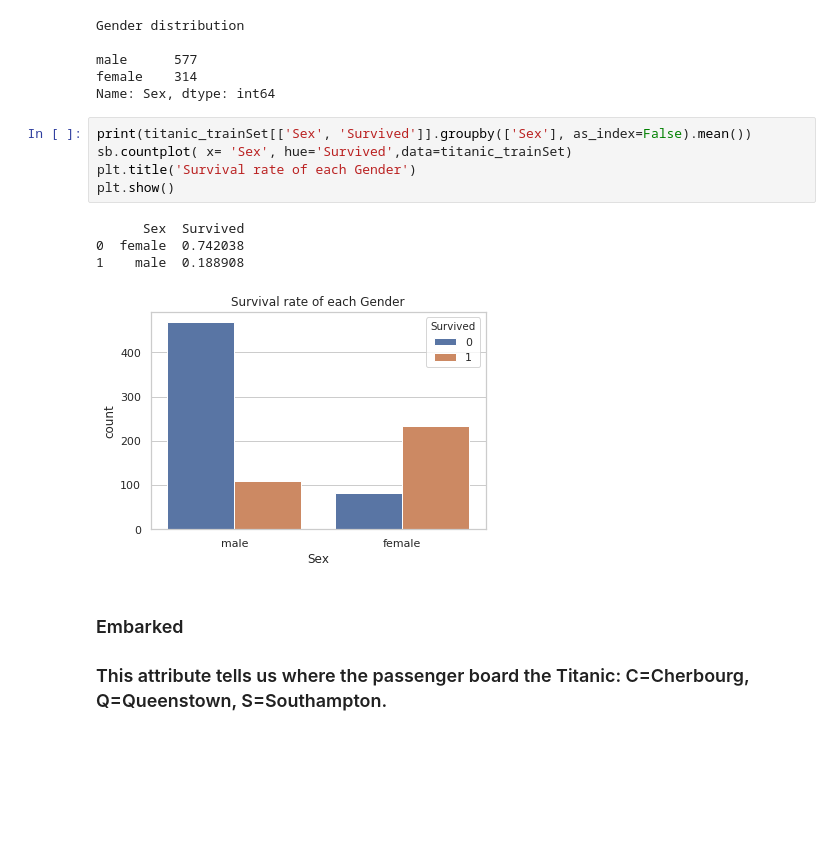
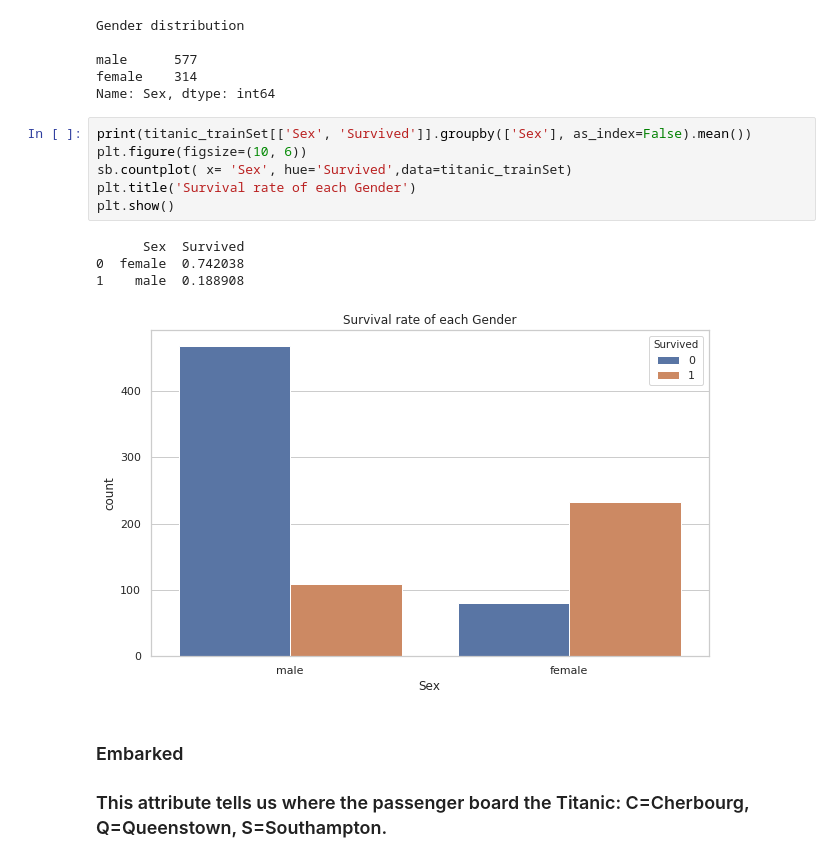
Before and after one commit to ketanpandey01/Titanic-Survival-Prediction, a Jupyter notebook: Titanic.ipynb, the cells around one changed output. Cells and saved outputs as stored; diff of their text form; blank space fills up the shorter version.

```diff
--- a/Titanic.ipynb
+++ b/Titanic.ipynb
@@ -157,14 +153,15 @@ female    314
 Name: Sex, dtype: int64
 # %%
 print(titanic_trainSet[['Sex', 'Survived']].groupby(['Sex'], as_index=False).mean())
+plt.figure(figsize=(10, 6))
 sb.countplot( x= 'Sex', hue='Survived',data=titanic_trainSet)
 plt.title('Survival rate of each Gender')
 plt.show()
 # %% [output]
       Sex  Survived
 0  female  0.742038
 1    male  0.188908
-[figure, old version]
+[figure, new version]
 # %% [markdown]
 ### Embarked
 ### This attribute tells us where the passenger board the Titanic: C=Cherbourg, Q=Queenstown, S=Southampton.
```
Also changed, not shown: parts of 14 cells of this notebook.
